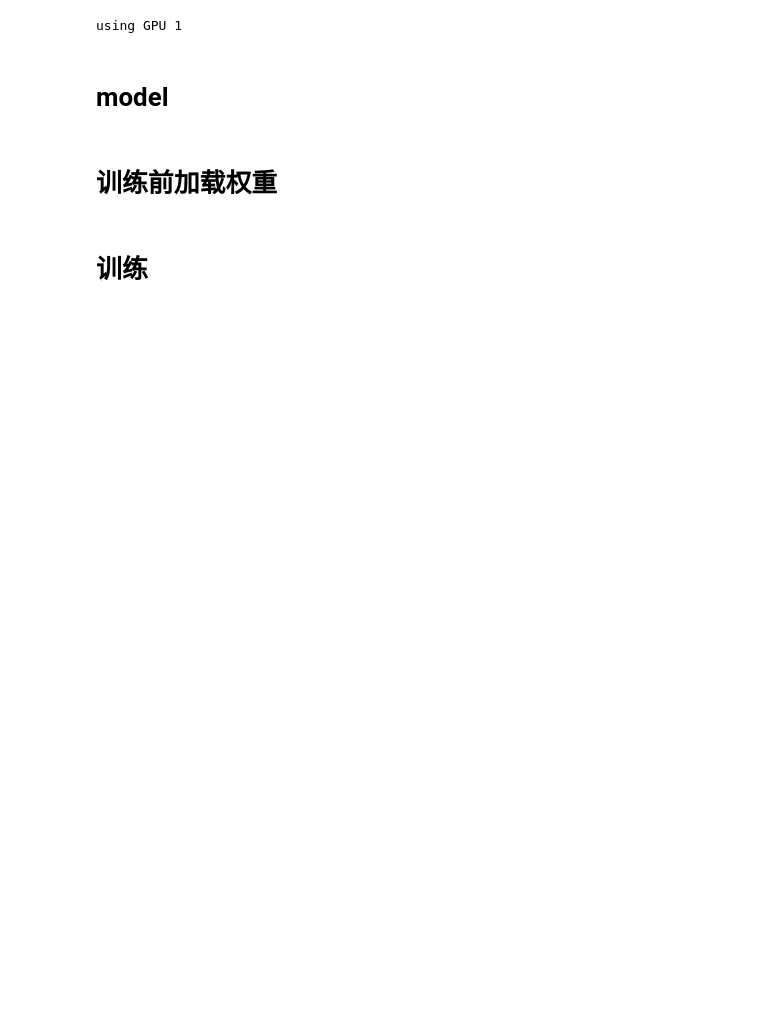
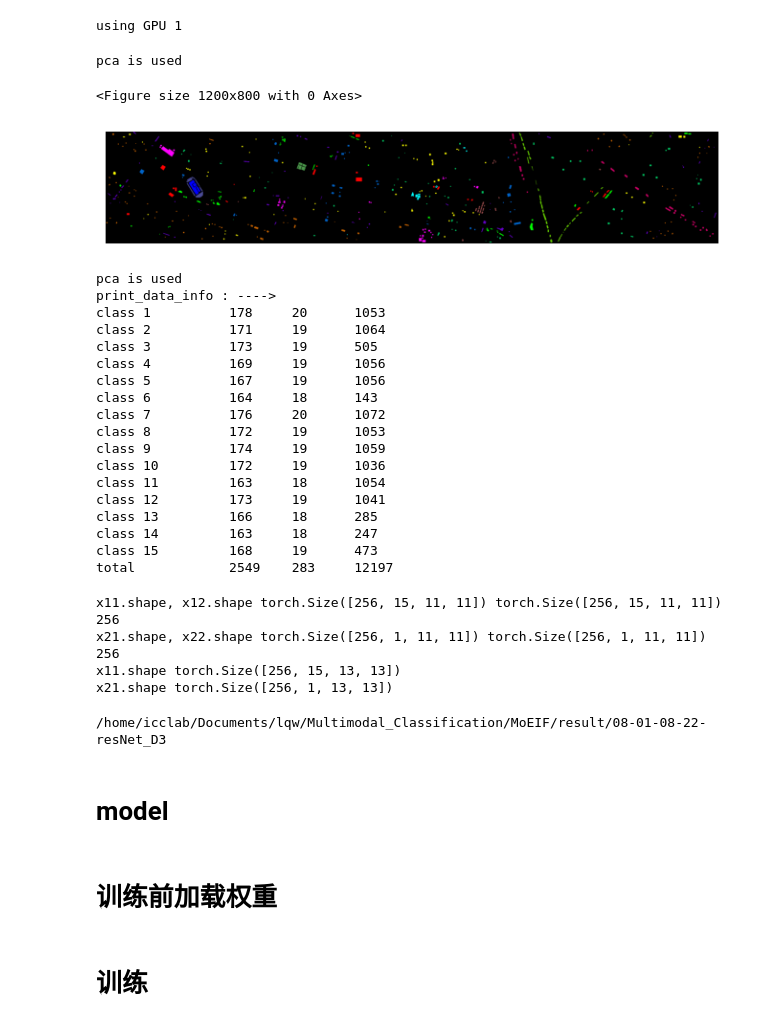
Before and after one commit to quanweiliu/MoEFI, a Jupyter notebook: main.ipynb, the cells around one changed output. Cells and saved outputs as stored; diff of their text form; code cells hidden in the pictures; blank space fills up the shorter version.

```diff
--- a/main.ipynb
+++ b/main.ipynb
@@ -15,30 +15,28 @@ import numpy as np
 from datetime import datetime
 import matplotlib.pyplot as plt
 from sklearn.manifold import TSNE
-plt.rc('font',family='Times New Roman')
+# plt.rc('font',family='Times New Roman')
 
 from option import opt
 from loadData import data_pipe, data_reader
 from loadData.split_data import HyperX2
 from loadData.dataAugmentation import DataAugmentationDINO2
 
-from utils import util, trainer, tester, infoNCE, CELoss, visulization
-from models import resNet2, heads, vision_transformer, automaticWeightedLoss
+from utils import util, trainer, tester, infoNCE, CELoss, visulization, focalLoss
+from models import resNet2, heads, vision_transformer, automaticWeightedLoss, CNNBase
 from models.MS2CANet import pymodel
 # %% [output]
 using GPU 1
 # %%
 args = opt.get_args()
 # args.dataset_name = "Houston_2018"
-# args.dataset_name = "Houston_2013"
-args.dataset_name ="Berlin"
+args.dataset_name = "Houston_2013"
+# args.dataset_name ="Berlin"
 
 args.backbone = "resNet"
 # args.backbone = "dino"
 # args.backbone = "MS2CANet"
 
-args.lambda_contra = 0.1
-args.lambda_super = 1
 
 args.patch_size = 13
 args.randomCrop = 11
@@ -48,7 +46,9 @@ args.awl = True
 
 args.step_size = 30
 args.gamma = 0.7
-
+args.lambda_contra = 0.1
+args.lambda_super = 1
+args.lb_smooth = 0.1
 # elif args.backbone == "MS2CANet":
 # 	args.patch_size = 11
 # 	args.randomCrop = 11
@@ -62,9 +62,9 @@ args.gamma = 0.7
 # %%
 # data_pipe.set_deterministic(seed = 666)
 args.show_gt = True
-args.train_ratio = 1
 args.print_data_info = False
 args.remove_zero_labels = True
+args.train_ratio = 1
 
 # create dataloader
 img1, img2, train_gt, val_gt, test_gt, data_gt = data_pipe.get_data(args)
@@ -75,43 +75,88 @@ img1, img2, train_gt, val_gt, test_gt, data_gt = data_pipe.get_data(args)
 # 	  "test_gt", test_gt.shape, \
 # 	  "data_gt", data_gt.shape)
 
 height, wigth, data1_bands = img1.shape
 height, wigth, data2_bands = img2.shape
 transform = DataAugmentationDINO2(args)
 
 contrastive_dataset = HyperX2(img1, img2, train_gt, transform=transform,
 					   patch_size=args.patch_size, remove_zero_labels=args.remove_zero_labels)
 
 args.show_gt = False
 args.train_ratio = 0.9
 args.print_data_info = True
 args.remove_zero_labels = True
 img1, img2, train_gt, val_gt, test_gt, data_gt = data_pipe.get_data(args)
 
+
 train_dataset = HyperX2(img1, img2, train_gt, transform=None,
 						patch_size=args.patch_size, remove_zero_labels=args.remove_zero_labels)
 val_dataset = HyperX2(img1, img2, val_gt, transform=None,
 					  patch_size=args.patch_size, remove_zero_labels=args.remove_zero_labels)
 test_dataset = HyperX2(img1, img2, test_gt, transform=None,
 					  patch_size=args.patch_size, remove_zero_labels=args.remove_zero_labels)
+
+
+# 用于 focalloss
+train_gt_pure = train_gt[train_gt > 0] - 1
+test_gt_pure = test_gt[test_gt > 0] - 1
+loss_weight = focalLoss.loss_weight_calculation(test_gt_pure)
 
 contrastive_loader = DataLoader(contrastive_dataset, batch_size=args.batch_size, shuffle=True, drop_last=True)
 train_loader = DataLoader(train_dataset, batch_size=args.batch_size, shuffle=True)
 val_loader = DataLoader(val_dataset, batch_size=args.batch_size, shuffle=False)
 test_loader = DataLoader(test_dataset, batch_size=args.batch_size, shuffle=False)
 
 class_num = np.max(train_gt)
 # print(class_num, train_gt.shape, len(train_loader.dataset))
+# %% [output]
+pca is used
+<Figure size 1200x800 with 0 Axes>
+[figure, added]
+pca is used
+print_data_info : ---->
+class 1          178     20      1053
+class 2          171     19      1064
+class 3          173     19      505
+class 4          169     19      1056
+class 5          167     19      1056
+class 6          164     18      143
+class 7          176     20      1072
+class 8          172     19      1053
+class 9          174     19      1059
+class 10         172     19      1036
+class 11         163     18      1054
+class 12         173     19      1041
+class 13         166     18      285
+class 14         163     18      247
+class 15         168     19      473
+total            2549    283     12197
 # %%
 for x11, x12, x21, x22, y in contrastive_loader:
     print("x11.shape, x12.shape", x11.shape, x12.shape, len(x11))
     print("x21.shape, x22.shape", x21.shape, x22.shape, len(x21))
+
+    # fig, axes = plt.subplots(3, 3, figsize=(9, 9))
+    # for i in range(9):
+    #     ax = axes[i // 3, i % 3]
+    #     img = x11[i].permute(1, 2, 0)[:, :, :3]  # 转为HWC格式，并取前3通道
+    #     img = (img - img.min()) / (img.max() - img.min() + 1e-6)  # 归一化以避免显示错误
+    #     ax.imshow(img)
+    #     ax.axis('off')
+
+    # plt.tight_layout(pad=0)  # 去除额外空白边距
+    # plt.show()
     break
 
 for x11, x21, y in train_loader:
     print("x11.shape", x11.shape)
     print("x21.shape", x21.shape)
     break
+# %% [output]
+x11.shape, x12.shape torch.Size([256, 15, 11, 11]) torch.Size([256, 15, 11, 11]) 256
+x21.shape, x22.shape torch.Size([256, 1, 11, 11]) torch.Size([256, 1, 11, 11]) 256
+x11.shape torch.Size([256, 15, 13, 13])
+x21.shape torch.Size([256, 1, 13, 13])
 # %%
 # 加载已有权重路径
 # args.result_dir = "/home/leo/Multimodal_Classification/KnowCLPlus/results/04-01-17-21-cnn_D3M"
@@ -124,6 +169,8 @@ if not os.path.exists(args.result_dir):
     os.mkdir(args.result_dir)
 with open(args.result_dir + '/args.json', 'w') as fid:
     json.dump(args.__dict__, fid, indent=2)
+# %% [output]
+/home/icclab/Documents/lqw/Multimodal_Classification/MoEIF/result/08-01-08-22-resNet_D3
 # %% [markdown]
 # model
 # %%
```
Also changed, not shown: parts of 4 cells of this notebook, 21 other files.
